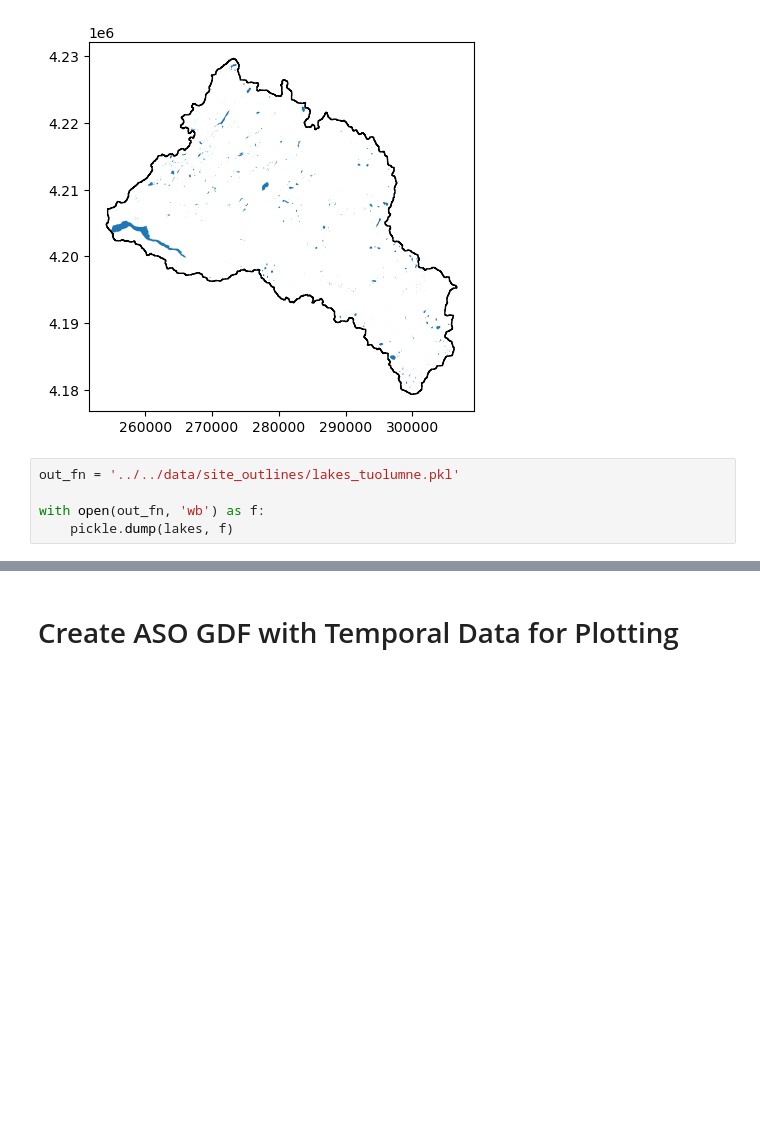
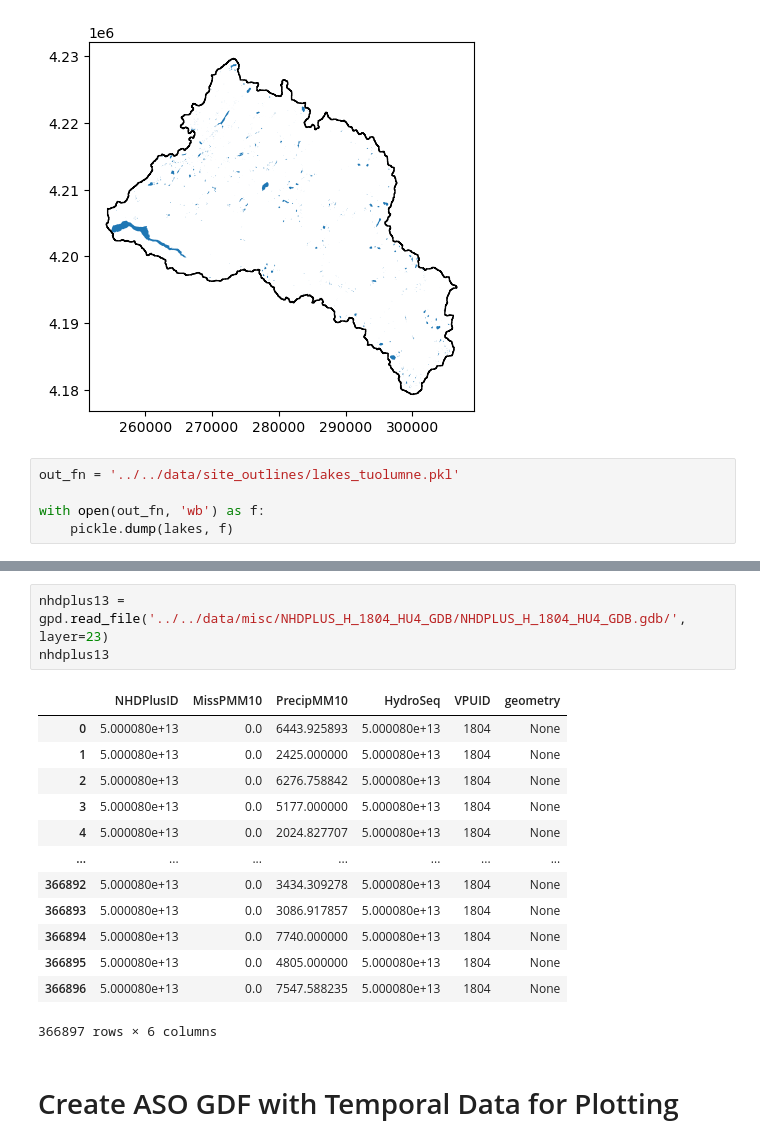
Before and after one commit to bessoh2/icesat2_sr, a Jupyter notebook: notebooks/AUX_dataclean.ipynb, the cells around one changed output, grey strips where cells are left out. Drawn from its saved outputs; the diff is of its cells as text; blank space fills up the shorter version.

```diff
--- a/notebooks/AUX_dataclean.ipynb
+++ b/notebooks/AUX_dataclean.ipynb
@@ -287,3 +363,20 @@ with open(out_fn, 'wb') as f:
+# %%
+nhdplus13 = gpd.read_file('../../data/misc/NHDPLUS_H_1804_HU4_GDB/NHDPLUS_H_1804_HU4_GDB.gdb/', layer=23)
+nhdplus13
+# %% [output]
+|  | NHDPlusID | MissPMM10 | PrecipMM10 | HydroSeq | VPUID | geometry |
+| 0 | 5.000080e+13 | 0.0 | 6443.925893 | 5.000080e+13 | 1804 | None |
+| 1 | 5.000080e+13 | 0.0 | 2425.000000 | 5.000080e+13 | 1804 | None |
+| 2 | 5.000080e+13 | 0.0 | 6276.758842 | 5.000080e+13 | 1804 | None |
+| 3 | 5.000080e+13 | 0.0 | 5177.000000 | 5.000080e+13 | 1804 | None |
+| 4 | 5.000080e+13 | 0.0 | 2024.827707 | 5.000080e+13 | 1804 | None |
+| ... | ... | ... | ... | ... | ... | ... |
+| 366892 | 5.000080e+13 | 0.0 | 3434.309278 | 5.000080e+13 | 1804 | None |
+| 366893 | 5.000080e+13 | 0.0 | 3086.917857 | 5.000080e+13 | 1804 | None |
+| 366894 | 5.000080e+13 | 0.0 | 7740.000000 | 5.000080e+13 | 1804 | None |
+| 366895 | 5.000080e+13 | 0.0 | 4805.000000 | 5.000080e+13 | 1804 | None |
+| 366896 | 5.000080e+13 | 0.0 | 7547.588235 | 5.000080e+13 | 1804 | None |
+366897 rows × 6 columns
 # %% [markdown]
 # Create ASO GDF with Temporal Data for Plotting
 # %% [markdown]
```
Also changed, not shown: parts of 12 cells of this notebook, 4 other files.
